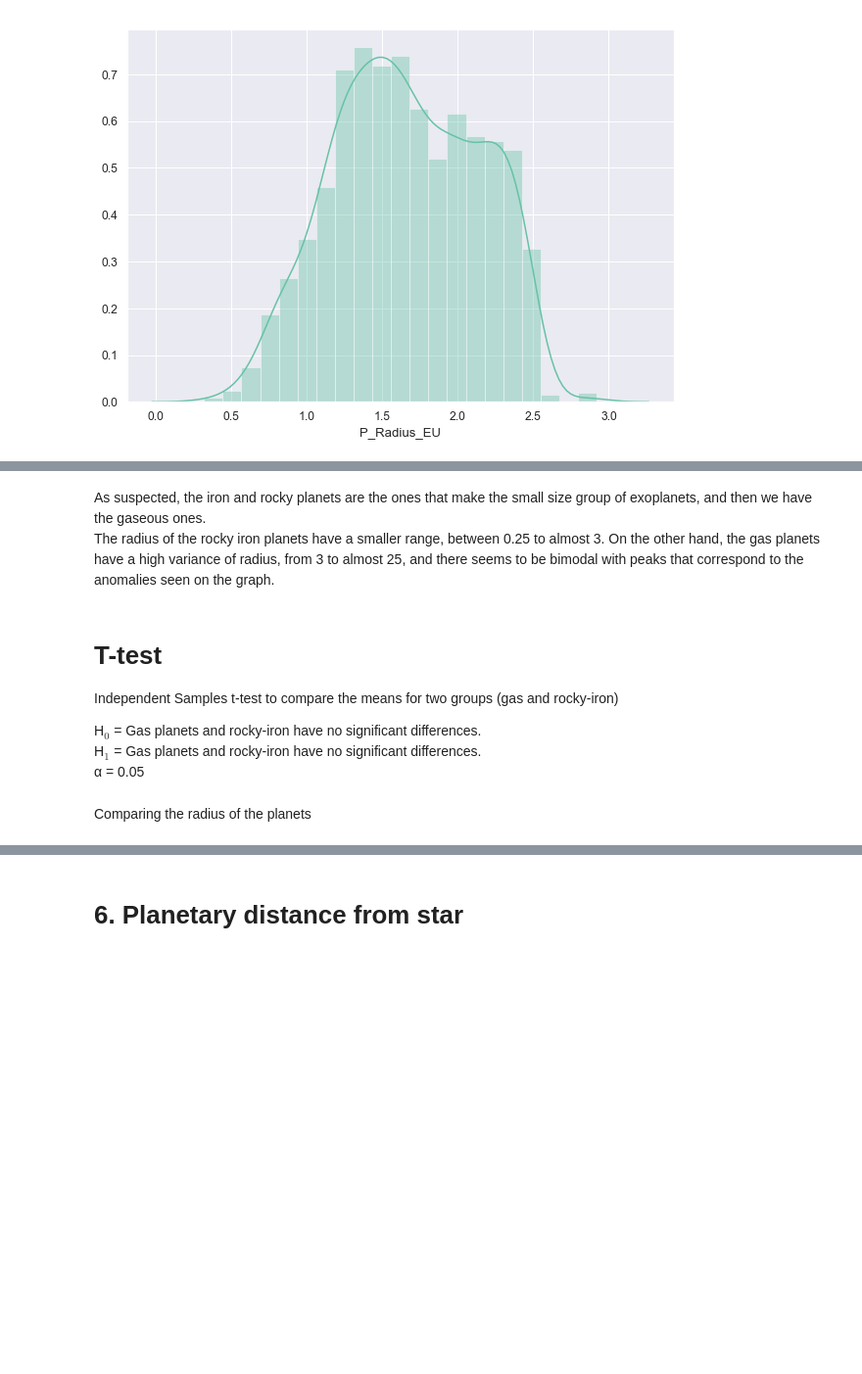
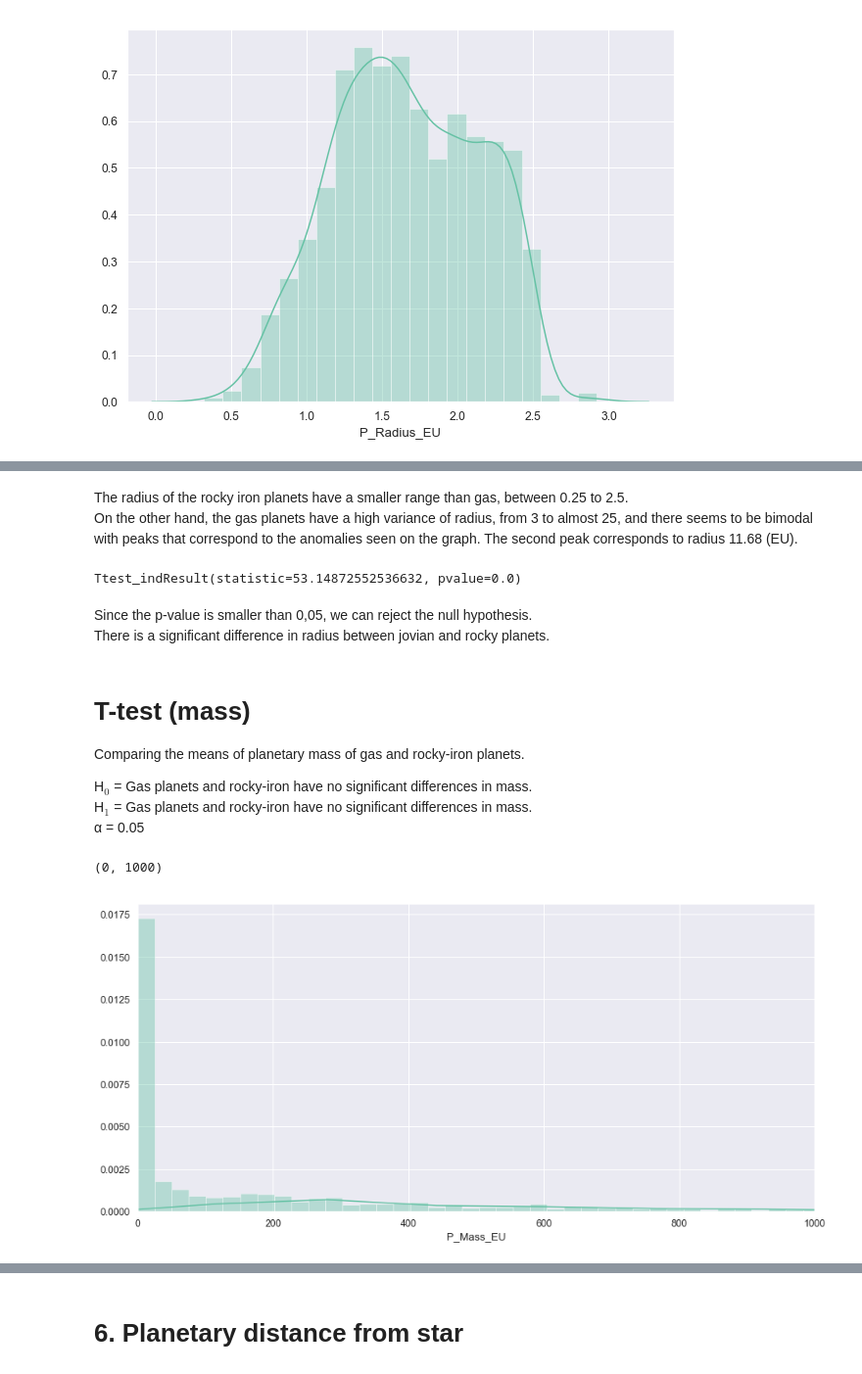
Before and after one commit to annaviper/exoplanets, a Jupyter notebook: 2. Exploratory and Statistical analysis/phl.ipynb, the cells around one changed output, grey strips where cells are left out. Shown at 98% size. Saved outputs shown, nothing was run; the diff lists cells and outputs as text; code cells hidden in the pictures; blank space fills up the shorter version.

```diff
--- a/2. Exploratory and Statistical analysis/phl.ipynb
+++ b/2. Exploratory and Statistical analysis/phl.ipynb
@@ -393,10 +454,19 @@ sns.distplot(rocky)
 # %% [markdown]
-As suspected, the iron and rocky planets are the ones that make the small size group of exoplanets, and then we have the gaseous ones.
-The radius of the rocky iron planets have a smaller range, between 0.25 to almost 3. On the other hand, the gas planets have a high variance of radius, from 3 to almost 25, and there seems to be bimodal with peaks that correspond to the anomalies seen on the graph.
+The radius of the rocky iron planets have a smaller range than gas, between 0.25 to 2.5.
+On the other hand, the gas planets have a high variance of radius, from 3 to almost 25, and there seems to be bimodal with peaks that correspond to the anomalies seen on the graph. The second peak corresponds to radius 11.68 (EU).
+# %%
+from scipy.stats import ttest_ind, ttest_ind_from_stats
+
+stats.ttest_ind(jovian, rocky)
+# %% [output]
+Ttest_indResult(statistic=53.14872552536632, pvalue=0.0)
+# %% [markdown]
+Since the p-value is smaller than 0,05, we can reject the null hypothesis.
+There is a significant difference in radius between jovian and rocky planets.
 # %% [markdown]
-# T-test
-Independent Samples t-test to compare the means for two groups (gas and rocky-iron)
+# T-test (mass)
+Comparing the means of planetary mass of gas and rocky-iron planets.
 
-H$_{0}$ = Gas planets and rocky-iron have no significant differences.
-H$_{1}$ = Gas planets and rocky-iron have no significant differences.
+H$_{0}$ = Gas planets and rocky-iron have no significant differences in mass.
+H$_{1}$ = Gas planets and rocky-iron have no significant differences in mass.
 α = 0.05
@@ -406,8 +473,15 @@ phl_numeric.dropna(inplace=True)
-# %% [markdown]
-Comparing the radius of the planets
 # %%
 jovian = phl_numeric[phl_numeric['P_Composition_Class']==5]
 rocky = phl_numeric[phl_numeric['P_Composition_Class']==2]
 
-jovian = jovian['P_Radius_EU']
-rocky = rocky['P_Radius_EU']
+jovian = jovian['P_Mass_EU']
+rocky = rocky['P_Mass_EU']
+# %%
+# Ditribution of gas planets mass
+plt.figure(figsize=(15,7))
+sns.distplot(jovian, bins=800)
+#plt.ylim([0, 0.00])
+plt.xlim([0, 1000])
+# %% [output]
+(0, 1000)
+[figure, added]
```
Also changed, not shown: parts of 33 cells of this notebook.
